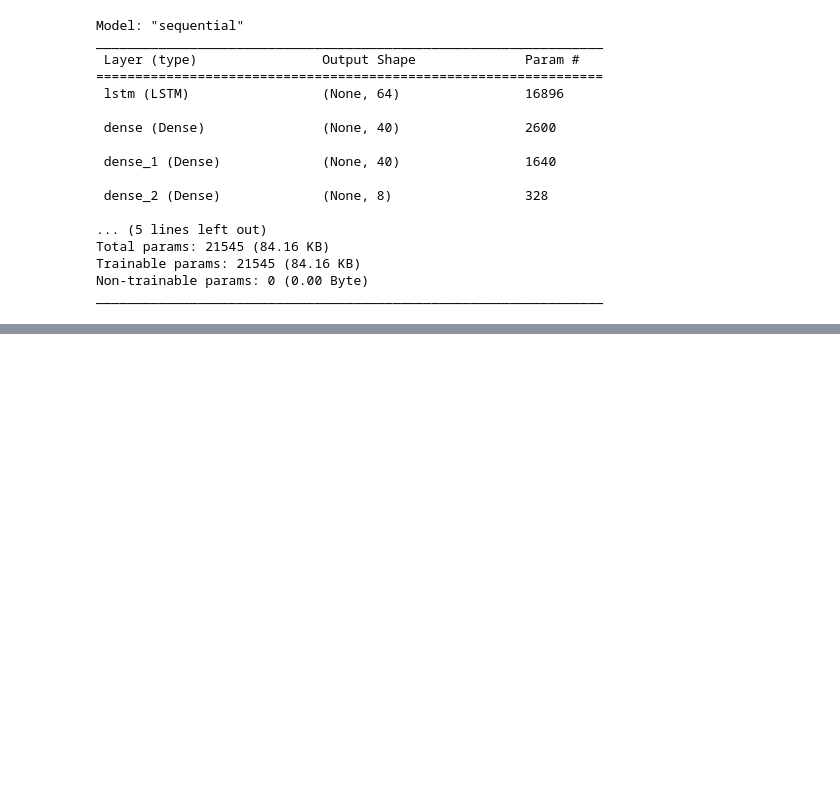
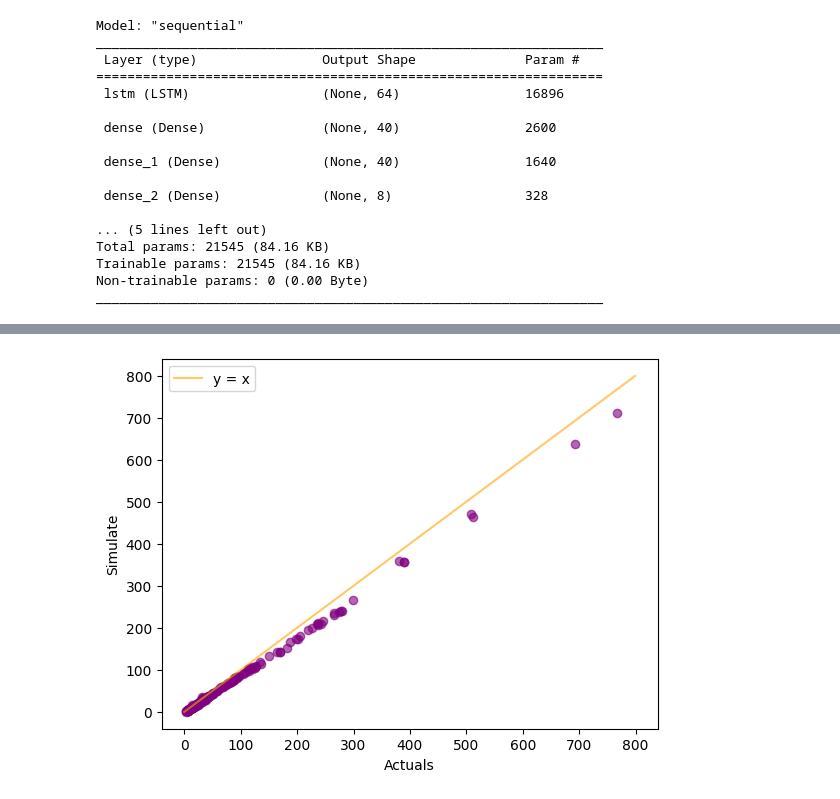
Before and after one commit to zinseo964/dam_flow, a Jupyter notebook: damwithday_deleteNaN.ipynb, the cells around one changed output, grey strips where cells are left out. Drawn from its saved outputs; the diff is of its cells as text; code cells hidden in the pictures; blank space fills up the shorter version.

```diff
--- a/damwithday_deleteNaN.ipynb
+++ b/damwithday_deleteNaN.ipynb
@@ -374,0 +375,12 @@ RMSE : 2.19
+# %%
+x = np.arange(0,800)
+y = x
+plt.scatter(test_results['Actuals'][:], test_results['Test Predictions'][:], color = 'purple', alpha = 0.6)
+plt.plot(x,y, color = 'orange', alpha = 0.6, label = 'y = x')
+plt.xlabel('Actuals')
+plt.ylabel('Simulate')
+
+plt.legend()
+plt.show()
+# %% [output]
+[figure, added]
```
Also changed, not shown: parts of 9 cells of this notebook.
